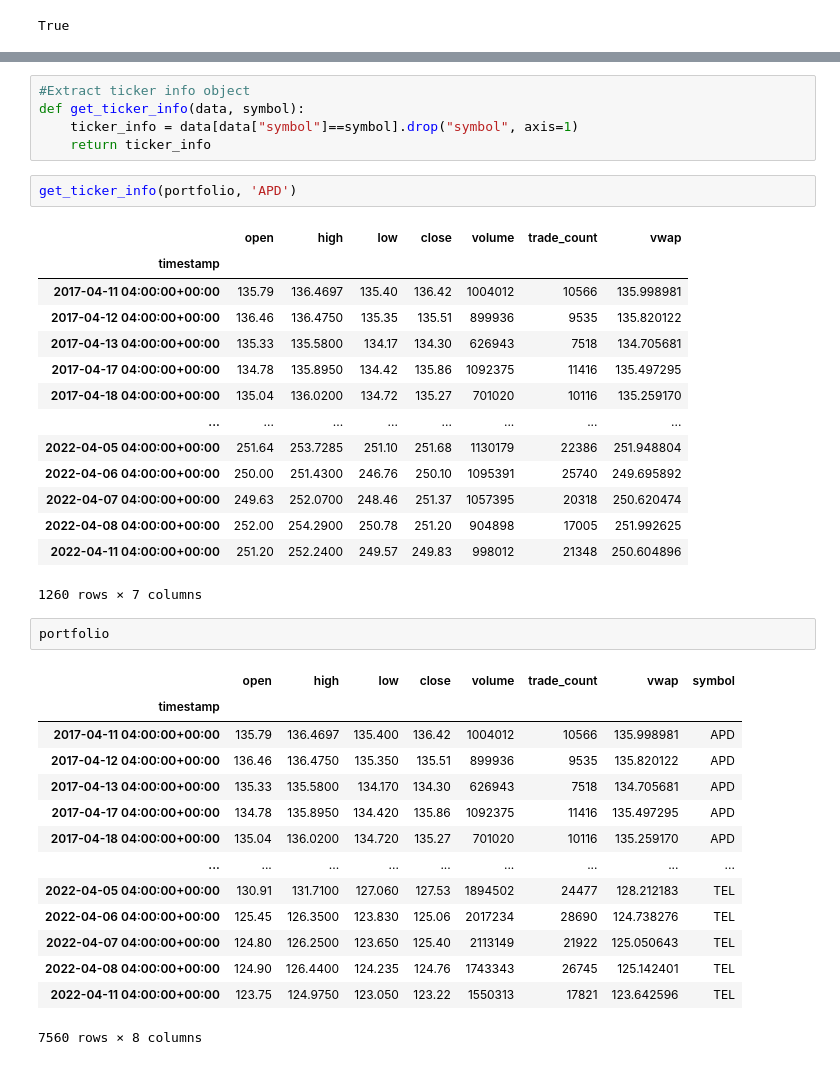
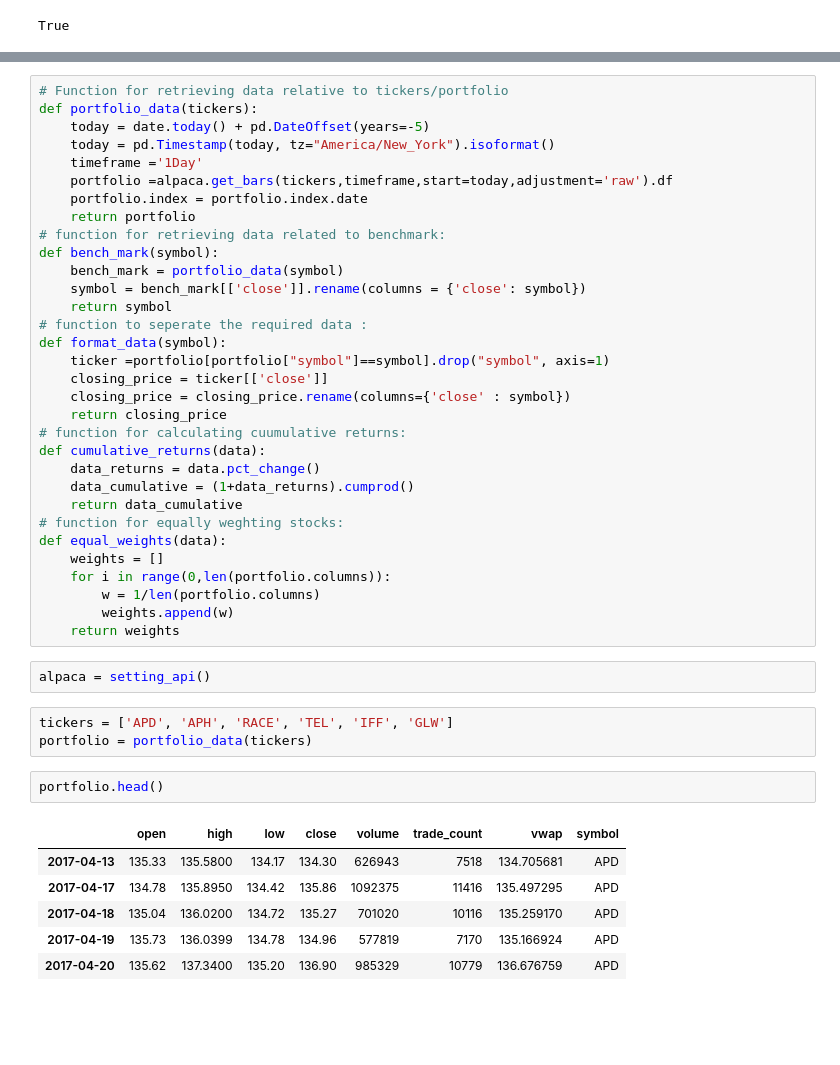
Before and after one commit to Nithy29/Responsible_Investor, a Jupyter notebook: analysis.ipynb, the cells around one changed output, grey strips where cells are left out. Cells and saved outputs as stored; diff of their text form; blank space fills up the shorter version.

```diff
--- a/analysis.ipynb
+++ b/analysis.ipynb
@@ -40,39 +25,46 @@ portfolio = alpaca.get_bars(tickes, timeframe, start=today,  adjustment='raw').d
-# %%
-#Extract ticker info object
-def get_ticker_info(data, symbol):
-    ticker_info = data[data["symbol"]==symbol].drop("symbol", axis=1)
-    return ticker_info
-# %%
-get_ticker_info(portfolio, 'APD')
-# %% [output]
-|  | open | high | low | close | volume | trade_count | vwap |
-| timestamp |  |  |  |  |  |  |  |
-| 2017-04-11 04:00:00+00:00 | 135.79 | 136.4697 | 135.40 | 136.42 | 1004012 | 10566 | 135.998981 |
-| 2017-04-12 04:00:00+00:00 | 136.46 | 136.4750 | 135.35 | 135.51 | 899936 | 9535 | 135.820122 |
-| 2017-04-13 04:00:00+00:00 | 135.33 | 135.5800 | 134.17 | 134.30 | 626943 | 7518 | 134.705681 |
-| 2017-04-17 04:00:00+00:00 | 134.78 | 135.8950 | 134.42 | 135.86 | 1092375 | 11416 | 135.497295 |
-| 2017-04-18 04:00:00+00:00 | 135.04 | 136.0200 | 134.72 | 135.27 | 701020 | 10116 | 135.259170 |
-| ... | ... | ... | ... | ... | ... | ... | ... |
-| 2022-04-05 04:00:00+00:00 | 251.64 | 253.7285 | 251.10 | 251.68 | 1130179 | 22386 | 251.948804 |
-| 2022-04-06 04:00:00+00:00 | 250.00 | 251.4300 | 246.76 | 250.10 | 1095391 | 25740 | 249.695892 |
-| 2022-04-07 04:00:00+00:00 | 249.63 | 252.0700 | 248.46 | 251.37 | 1057395 | 20318 | 250.620474 |
-| 2022-04-08 04:00:00+00:00 | 252.00 | 254.2900 | 250.78 | 251.20 | 904898 | 17005 | 251.992625 |
-| 2022-04-11 04:00:00+00:00 | 251.20 | 252.2400 | 249.57 | 249.83 | 998012 | 21348 | 250.604896 |
-1260 rows × 7 columns
+# %%
+# Function for retrieving data relative to tickers/portfolio
+def portfolio_data(tickers):
+    today = date.today() + pd.DateOffset(years=-5)
+    today = pd.Timestamp(today, tz="America/New_York").isoformat()
+    timeframe ='1Day'
+    portfolio =alpaca.get_bars(tickers,timeframe,start=today,adjustment='raw').df
+    portfolio.index = portfolio.index.date
+    return portfolio
+# function for retrieving data related to benchmark:
+def bench_mark(symbol):
+    bench_mark = portfolio_data(symbol)
+    symbol = bench_mark[['close']].rename(columns = {'close': symbol})
+    return symbol
+# function to seperate the required data :
+def format_data(symbol):
+    ticker =portfolio[portfolio["symbol"]==symbol].drop("symbol", axis=1)
+    closing_price = ticker[['close']]
+    closing_price = closing_price.rename(columns={'close' : symbol})
+    return closing_price
+# function for calculating cuumulative returns:
+def cumulative_returns(data):
+    data_returns = data.pct_change()
+    data_cumulative = (1+data_returns).cumprod()
+    return data_cumulative
+# function for equally weghting stocks:
+def equal_weights(data):
+    weights = []
+    for i in range(0,len(portfolio.columns)):
+        w = 1/len(portfolio.columns)
+        weights.append(w)
+    return weights
+# %%
+alpaca = setting_api()
+# %%
+tickers = ['APD', 'APH', 'RACE', 'TEL', 'IFF', 'GLW']
+portfolio = portfolio_data(tickers)
 # %%
-portfolio
+portfolio.head()
 # %% [output]
 |  | open | high | low | close | volume | trade_count | vwap | symbol |
-| timestamp |  |  |  |  |  |  |  |  |
-| 2017-04-11 04:00:00+00:00 | 135.79 | 136.4697 | 135.400 | 136.42 | 1004012 | 10566 | 135.998981 | APD |
-| 2017-04-12 04:00:00+00:00 | 136.46 | 136.4750 | 135.350 | 135.51 | 899936 | 9535 | 135.820122 | APD |
-| 2017-04-13 04:00:00+00:00 | 135.33 | 135.5800 | 134.170 | 134.30 | 626943 | 7518 | 134.705681 | APD |
-| 2017-04-17 04:00:00+00:00 | 134.78 | 135.8950 | 134.420 | 135.86 | 1092375 | 11416 | 135.497295 | APD |
-| 2017-04-18 04:00:00+00:00 | 135.04 | 136.0200 | 134.720 | 135.27 | 701020 | 10116 | 135.259170 | APD |
-| ... | ... | ... | ... | ... | ... | ... | ... | ... |
-| 2022-04-05 04:00:00+00:00 | 130.91 | 131.7100 | 127.060 | 127.53 | 1894502 | 24477 | 128.212183 | TEL |
-| 2022-04-06 04:00:00+00:00 | 125.45 | 126.3500 | 123.830 | 125.06 | 2017234 | 28690 | 124.738276 | TEL |
-| 2022-04-07 04:00:00+00:00 | 124.80 | 126.2500 | 123.650 | 125.40 | 2113149 | 21922 | 125.050643 | TEL |
-| 2022-04-08 04:00:00+00:00 | 124.90 | 126.4400 | 124.235 | 124.76 | 1743343 | 26745 | 125.142401 | TEL |
-| 2022-04-11 04:00:00+00:00 | 123.75 | 124.9750 | 123.050 | 123.22 | 1550313 | 17821 | 123.642596 | TEL |
+| 2017-04-13 | 135.33 | 135.5800 | 134.17 | 134.30 | 626943 | 7518 | 134.705681 | APD |
+| 2017-04-17 | 134.78 | 135.8950 | 134.42 | 135.86 | 1092375 | 11416 | 135.497295 | APD |
+| 2017-04-18 | 135.04 | 136.0200 | 134.72 | 135.27 | 701020 | 10116 | 135.259170 | APD |
+| 2017-04-19 | 135.73 | 136.0399 | 134.78 | 134.96 | 577819 | 7170 | 135.166924 | APD |
+| 2017-04-20 | 135.62 | 137.3400 | 135.20 | 136.90 | 985329 | 10779 | 136.676759 | APD |
-7560 rows × 8 columns
```
Also changed, not shown: parts of 14 cells of this notebook.
